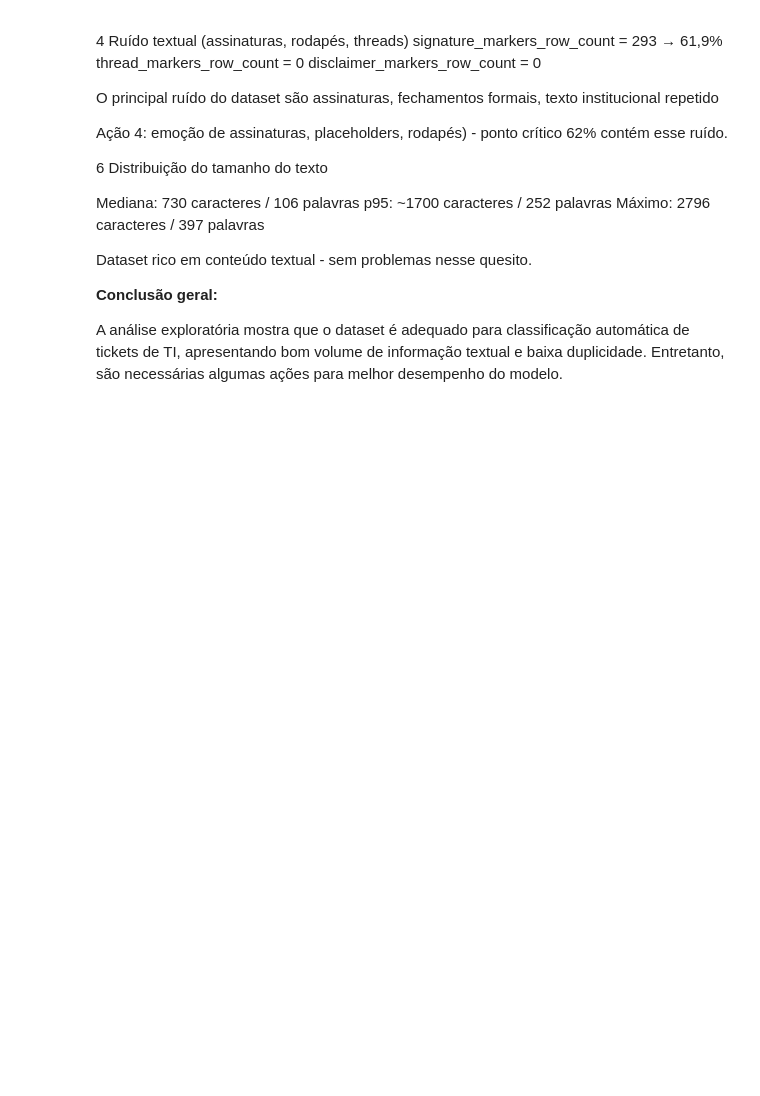
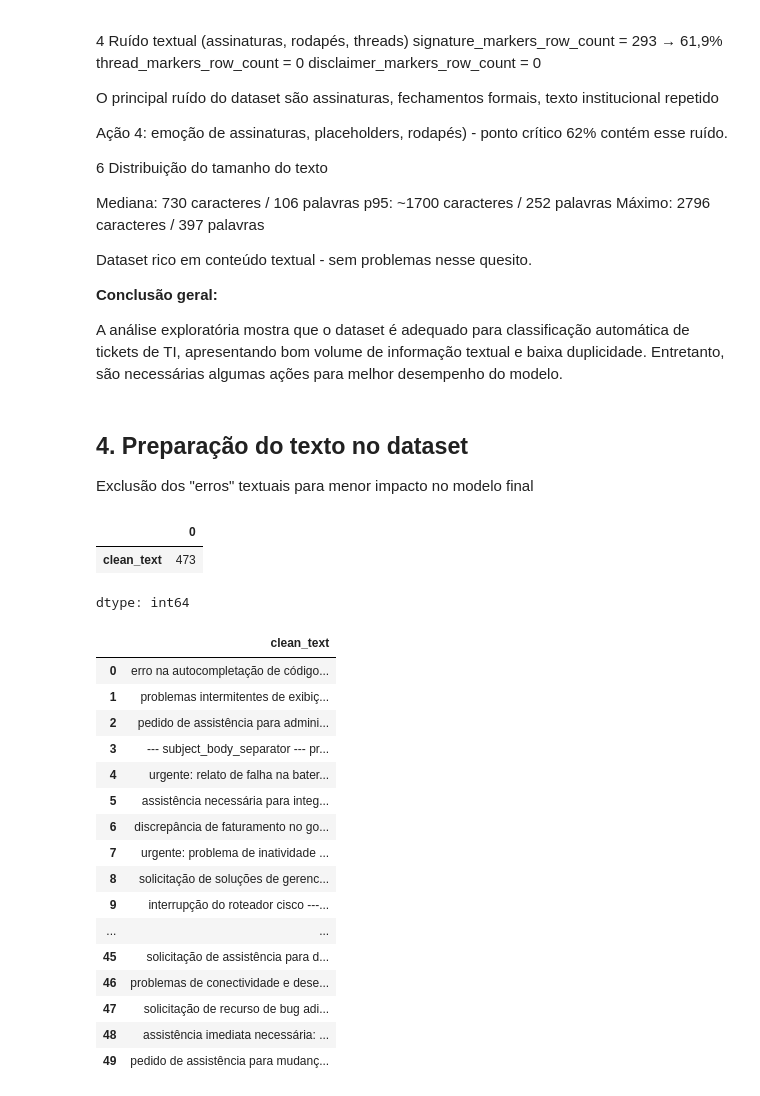
Before and after one commit to leticiarccorrea/case-ticketsclassification, a Jupyter notebook: case_ticketclassification.ipynb, the cells around one changed output. Saved outputs shown, nothing was run; the diff lists cells and outputs as text; code cells hidden in the pictures; blank space fills up the shorter version.

Commit message:
Add text normalization and noise reduction stage

```diff
--- a/case_ticketclassification.ipynb
+++ b/case_ticketclassification.ipynb
@@ -659,3 +659,18 @@ Dataset rico em conteúdo textual - sem problemas nesse quesito.
 **Conclusão geral:**
 
 A análise exploratória mostra que o dataset é adequado para classificação automática de tickets de TI, apresentando bom volume de informação textual e baixa duplicidade. Entretanto, são necessárias algumas ações para melhor desempenho do modelo.
+# %% [markdown]
+## 4. Preparação do texto no dataset
+
+Exclusão dos "erros" textuais para menor impacto no modelo final
+# %%
+#Concatena assunto e corpo com um separador claro - ajuda o modelo porque o assunto frequentemente contém palavras-chave.
+
+subject_column_name = "subject"
+body_column_name = "body"
+
+base["combined_text"] = (
+    base[subject_column_name].fillna("").astype(str).str.strip()
+    + "\n\n--- SUBJECT_BODY_SEPARATOR ---\n\n"
+    + base[body_column_name].fillna("").astype(str).str.strip()
+)
@@ -661,0 +790,43 @@ A análise exploratória mostra que o dataset é adequado para classificação a
+# %%
+# APPLY PIPELINE (dataset final pronto para usar)
+
+base["combined_text_without_html"] = base["combined_text"].map(remove_html_formatting)
+base["combined_text_without_links"] = base["combined_text_without_html"].map(remove_links_and_email_addresses)
+base["combined_text_without_placeholders"] = base["combined_text_without_links"].map(remove_placeholder_tokens)
+
+# Opcional mas recomendado:
+base["combined_text_without_threads"] = base["combined_text_without_placeholders"].map(remove_email_threads)
+
+
+base["combined_text_without_footer"] = base["combined_text_without_threads"].map(remove_signatures_and_disclaimers)
+base["combined_text_without_identifiers"] = base["combined_text_without_footer"].map(remove_irrelevant_identifiers)
+base["clean_text"] = base["combined_text_without_identifiers"].map(normalize_text_for_modeling)
+
+# Dataset final mínimo para modelagem
+final_dataset = base[["clean_text"]].copy()
+# %%
+final_dataset.count()
+# %% [output]
+|  | 0 |
+| clean_text | 473 |
+dtype: int64
+# %%
+final_dataset.head(50)
+# %% [output]
+|  | clean_text |
+| 0 | erro na autocompletação de código... |
+| 1 | problemas intermitentes de exibiç... |
+| 2 | pedido de assistência para admini... |
+| 3 | --- subject_body_separator --- pr... |
+| 4 | urgente: relato de falha na bater... |
+| 5 | assistência necessária para integ... |
+| 6 | discrepância de faturamento no go... |
+| 7 | urgente: problema de inatividade ... |
+| 8 | solicitação de soluções de gerenc... |
+| 9 | interrupção do roteador cisco ---... |
+| ... | ... |
+| 45 | solicitação de assistência para d... |
+| 46 | problemas de conectividade e dese... |
+| 47 | solicitação de recurso de bug adi... |
+| 48 | assistência imediata necessária: ... |
+| 49 | pedido de assistência para mudanç... |
```
Also changed, not shown: parts of 4 cells of this notebook.
